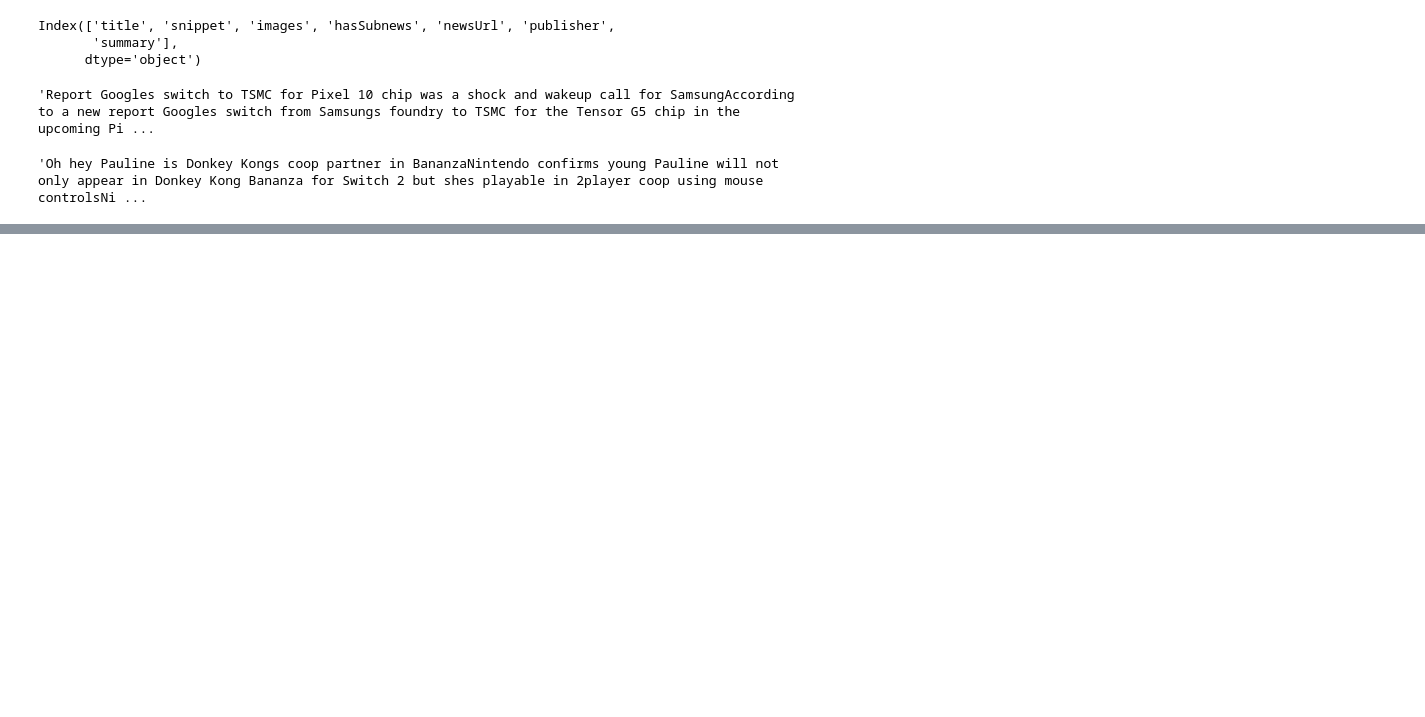
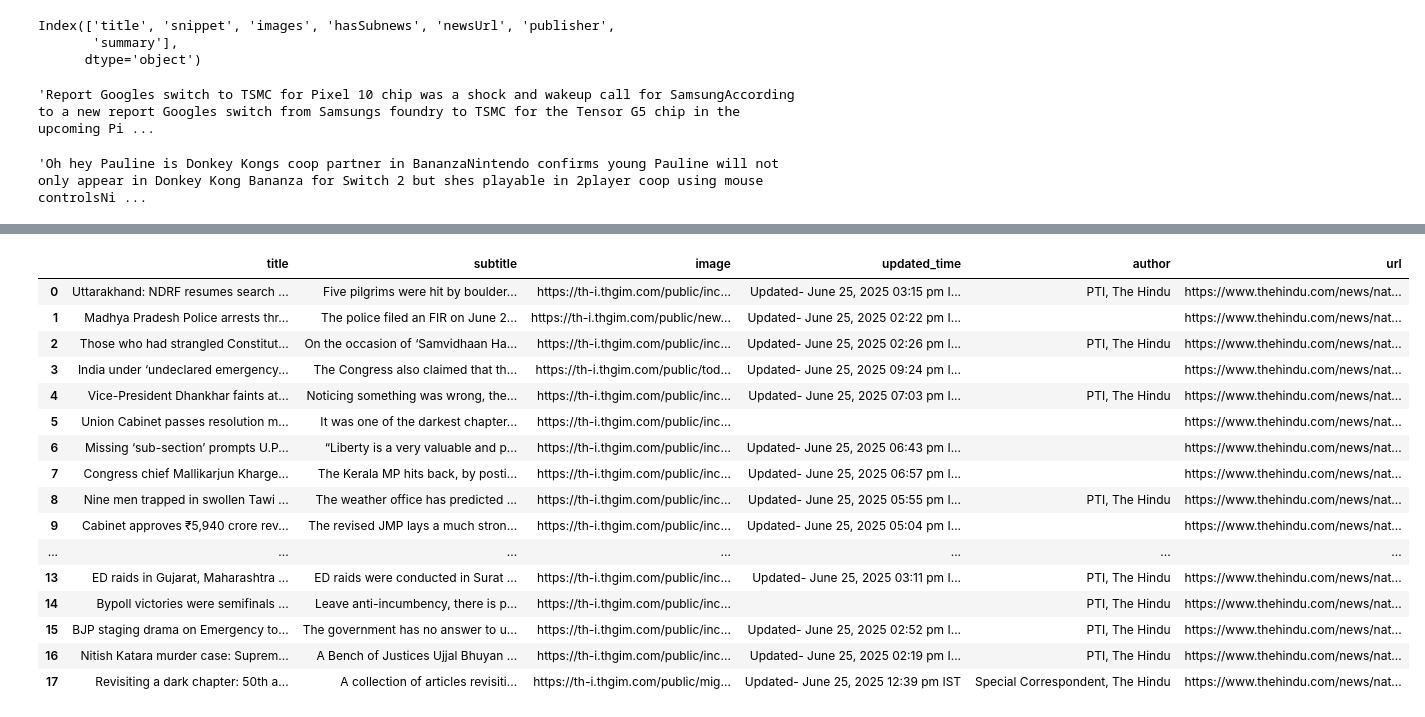
Before and after one commit to irfanshaikh911/Insta-News-Bot, a Jupyter notebook: Notebooks/news_api.ipynb, the cells around one changed output, grey strips where cells are left out. Saved outputs shown, nothing was run; the diff lists cells and outputs as text; code cells hidden in the pictures; blank space fills up the shorter version.

Commit message:
Added more sources to have more data

```diff
--- a/Notebooks/news_api.ipynb
+++ b/Notebooks/news_api.ipynb
@@ -241,0 +257,4 @@ article.nlp()
+# %%
+from bs4 import BeautifulSoup
+soup = BeautifulSoup(response.text, 'html.parser')
+print(soup)
@@ -241,0 +307,35 @@ article.nlp()
+# %%
+for i in links:
+    soup = BeautifulSoup(requests.get(i).text, 'html.parser')
+    titles = [h1.get_text(strip=True) for h1 in soup.find_all('h1', class_='title')]
+    subtitles = [h2.get_text(strip=True) for h2 in soup.find_all('h2', class_='sub-title')]
+    images = [img.find('source')['srcset'] for img in soup.find_all('div', class_='picture verticle')]
+    time = [time.get_text(strip=True) for time in soup.find_all('p', class_='updated-time')]
+    author = [author if author else " " for author in soup.find_all('a',class_='person-name no-lnk')]
+    break
+# %%
+import pandas as pd
+from bs4 import BeautifulSoup
+import requests
+
+data_list = []
+
+for i in links:
+    soup = BeautifulSoup(requests.get(i).text, 'html.parser')
+    title = next((h1.get_text(strip=True) for h1 in soup.find_all('h1', class_='title')), "")
+    subtitle = next((h2.get_text(strip=True) for h2 in soup.find_all('h2', class_='sub-title')), "")
+    image = next((img.find('source')['srcset'] for img in soup.find_all('div', class_='picture verticle') if img.find('source')), "")
+    updated_time = next((t.get_text(strip=True) for t in soup.find_all('p', class_='updated-time')), "")
+    publisher = next((a.get_text(strip=True)+', The Hindu' for a in soup.find_all('a', class_='person-name no-lnk')), "")
+
+    data_list.append({
+        'title': title,
+        'subtitle': subtitle,
+        'image': image,
+        'updated_time': updated_time,
+        'author': publisher,
+        'url': i
+    })
+
+df_articles = pd.DataFrame(data_list)
+print(df_articles.head())
@@ -241,0 +360,20 @@ article.nlp()
+# %%
+df_articles
+# %% [output]
+|  | title | subtitle | image | updated_time | author | url |
+| 0 | Uttarakhand: NDRF resumes search ... | Five pilgrims were hit by boulder... | https://th-i.thgim.com/public/inc... | Updated- June 25, 2025 03:15 pm I... | PTI, The Hindu | https://www.thehindu.com/news/nat... |
+| 1 | Madhya Pradesh Police arrests thr... | The police filed an FIR on June 2... | https://th-i.thgim.com/public/new... | Updated- June 25, 2025 02:22 pm I... |  | https://www.thehindu.com/news/nat... |
+| 2 | Those who had strangled Constitut... | On the occasion of ‘Samvidhaan Ha... | https://th-i.thgim.com/public/inc... | Updated- June 25, 2025 02:26 pm I... | PTI, The Hindu | https://www.thehindu.com/news/nat... |
+| 3 | India under ‘undeclared emergency... | The Congress also claimed that th... | https://th-i.thgim.com/public/tod... | Updated- June 25, 2025 09:24 pm I... |  | https://www.thehindu.com/news/nat... |
+| 4 | Vice-President Dhankhar faints at... | Noticing something was wrong, the... | https://th-i.thgim.com/public/inc... | Updated- June 25, 2025 07:03 pm I... | PTI, The Hindu | https://www.thehindu.com/news/nat... |
+| 5 | Union Cabinet passes resolution m... | It was one of the darkest chapter... | https://th-i.thgim.com/public/inc... |  |  | https://www.thehindu.com/news/nat... |
+| 6 | Missing ‘sub-section’ prompts U.P... | “Liberty is a very valuable and p... | https://th-i.thgim.com/public/inc... | Updated- June 25, 2025 06:43 pm I... |  | https://www.thehindu.com/news/nat... |
+| 7 | Congress chief Mallikarjun Kharge... | The Kerala MP hits back, by posti... | https://th-i.thgim.com/public/inc... | Updated- June 25, 2025 06:57 pm I... |  | https://www.thehindu.com/news/nat... |
+| 8 | Nine men trapped in swollen Tawi ... | The weather office has predicted ... | https://th-i.thgim.com/public/inc... | Updated- June 25, 2025 05:55 pm I... | PTI, The Hindu | https://www.thehindu.com/news/nat... |
+| 9 | Cabinet approves ₹5,940 crore rev... | The revised JMP lays a much stron... | https://th-i.thgim.com/public/inc... | Updated- June 25, 2025 05:04 pm I... |  | https://www.thehindu.com/news/nat... |
+| ... | ... | ... | ... | ... | ... | ... |
+| 13 | ED raids in Gujarat, Maharashtra ... | ED raids were conducted in Surat ... | https://th-i.thgim.com/public/inc... | Updated- June 25, 2025 03:11 pm I... | PTI, The Hindu | https://www.thehindu.com/news/nat... |
+| 14 | Bypoll victories were semifinals ... | Leave anti-incumbency, there is p... | https://th-i.thgim.com/public/inc... |  | PTI, The Hindu | https://www.thehindu.com/news/nat... |
+| 15 | BJP staging drama on Emergency to... | The government has no answer to u... | https://th-i.thgim.com/public/inc... | Updated- June 25, 2025 02:52 pm I... | PTI, The Hindu | https://www.thehindu.com/news/nat... |
+| 16 | Nitish Katara murder case: Suprem... | A Bench of Justices Ujjal Bhuyan ... | https://th-i.thgim.com/public/inc... | Updated- June 25, 2025 02:19 pm I... | PTI, The Hindu | https://www.thehindu.com/news/nat... |
+| 17 | Revisiting a dark chapter: 50th a... | A collection of articles revisiti... | https://th-i.thgim.com/public/mig... | Updated- June 25, 2025 12:39 pm IST | Special Correspondent, The Hindu | https://www.thehindu.com/news/nat... |
```
Also changed, not shown: parts of 17 cells of this notebook, 6 other files.
